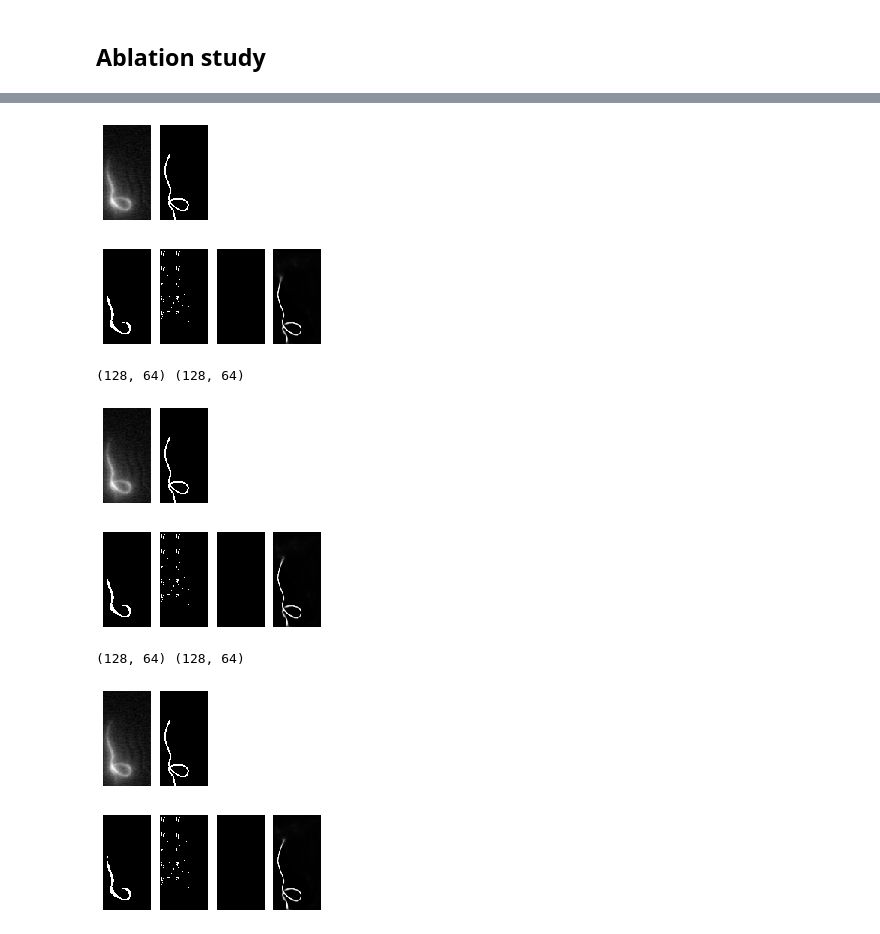
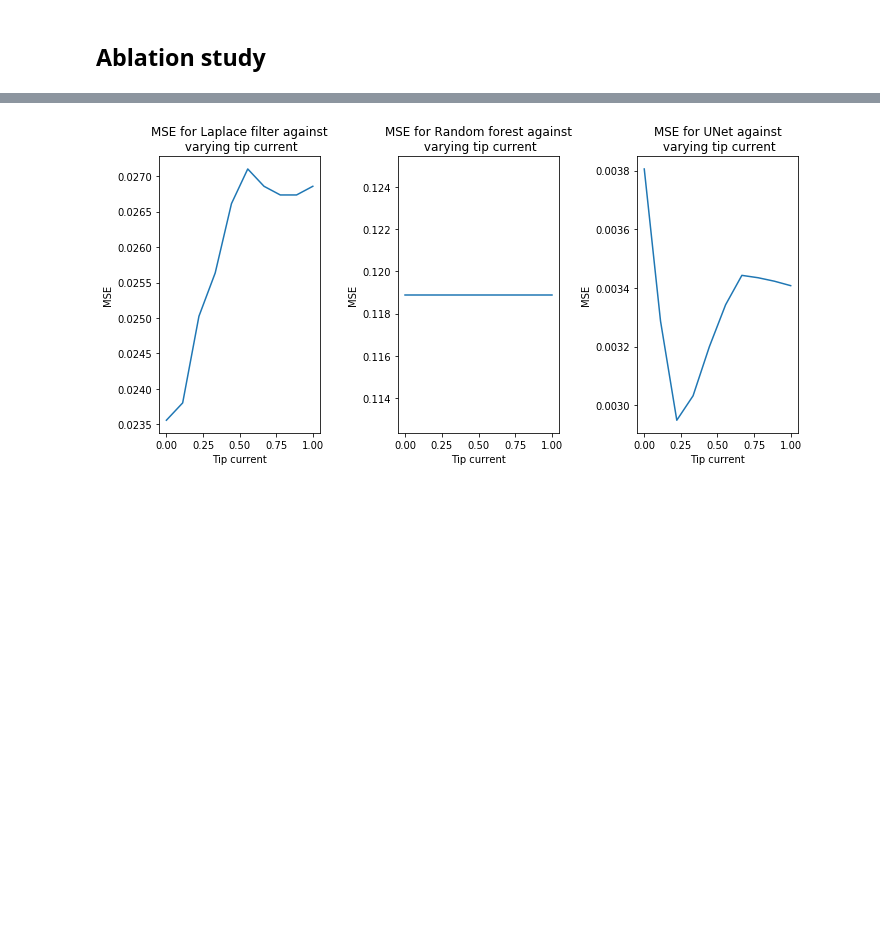
Before and after one commit to RobbieHolland/AIWire, a Jupyter notebook: segmentation/classical_segmentation.ipynb, the cells around one changed output, grey strips where cells are left out. Cells and saved outputs as stored; diff of their text form; code cells hidden in the pictures; blank space fills up the shorter version.

Commit message:
[RH] Plotted effect of parameter on segmentation. Method is parameterised by varying simulation parameter and metric.

```diff
--- a/segmentation/classical_segmentation.ipynb
+++ b/segmentation/classical_segmentation.ipynb
@@ -103,7 +103,7 @@ n_components = 2
 # model=GaussianMixture(n_components=n_components, means_init=[[0], [0.6]])
 # model.fit(X, y)
 
-def laplace_segmentation(image, threshold = 0.52):
+def laplace_segmentation(image, threshold = 0.6):
     lp = -cv2.Laplacian(image, cv2.CV_64F, ksize=15)
     lp = lp - np.min(lp)
     lp = lp / np.max(lp)
@@ -223,7 +224,7 @@ def segmentation_methods(simulated):
     return laplace_seg, rf_seg, seg_net, unet_seg
 
 def MSE(segmentation, ground_truth_segmentation):
-    return np.square(segmentation - ground_truth_segmentation).mean()
+    return np.square(segmentation - ground_truth_segmentation).reshape(segmentation.shape[0], -1).mean(axis = 1)
 
 def evaluation_centerline(centerline, ground_truth_centerline):
     pass
@@ -233,15 +234,15 @@ def evaluate_method(method, metric, n = None):
     for i, (simulated, ground_truth) in tqdm(enumerate(dataloaders['val'])):
         if n is not None and i >= n:
             break
-        segmented = method(simulated.squeeze(1))
+        segmented = method(simulated.float().squeeze(1).detach().numpy())
         metrics.append(metric(segmented, ground_truth.numpy()))
     return np.array(metrics).mean()
 # %%
-methods = {'Laplace filter': lambda x: np.array([laplace_segmentation(x_i.numpy()) for x_i in x]),
-           'Random forest': lambda x: np.array([rf_segmentation(x_i.numpy()) for x_i in x]),
-           'UNet': lambda x: model(x.unsqueeze(1).float()).detach()}
+methods = {'Laplace filter': lambda x: np.array([laplace_segmentation(x_i) for x_i in x]),
+           'Random forest': lambda x: np.array([rf_segmentation(x_i) for x_i in x]),
+           'UNet': lambda x: model(torch.Tensor(x).unsqueeze(1)).detach()}
 
 for name, method in methods.items():
-    score = evaluate_method(method, MSE, n = 20)
+    score = evaluate_method(method, MSE, n = 20).mean()
     print(f'{name} had MSE of {score}')
 # %% [output]
@@ -256,24 +257,51 @@ n_values = 10
 im_size = eng.cell2mat([128.0, 64.0])
 loop_prob = 0.75
 eng.addpath('util/')
-pts, _ = eng.gen_spline_realistic(im_size, 100.0, 0.75, nargout = 2)
 
-blur = [1.3] * n_values
-undersampling = [1.3] * n_values
-undersampling_spread = [10.0] * n_values
-# tip_current = [0.2] * n_values
-tip_current = np.linspace(0, 1, num=n_values).tolist()
+def evaluate_ablation(methods, metric, parameters, rng=1235):
+    eng.rng(rng)
+    pts, _ = eng.gen_spline_realistic(im_size, 100.0, 0.75, nargout = 2)
 
-sim_start = time.time()
-for b, u, us, tc in zip(blur, undersampling, undersampling_spread, tip_current):
-    eng.rng(1235)
-    ground_truth, simulated = np.array(eng.simulate(pts, im_size, b, 2.0, u, us, tc, 0, 0, nargout=2))
+    blur = [1.3] * n_values
+    undersampling = [1.3] * n_values
+    undersampling_spread = [10.0] * n_values
+    # tip_current = [0.2] * n_values
+    tip_current = np.linspace(0, 1, num=n_values).tolist()
+    variants = [v for v in parameters.keys() if len(np.unique(parameters[v])) > 1]
+    if len(variants) != 1:
+        print(f'Warning, varying {len(variants)} parameter(s)')
+    variant = variants[0]
+    print(f'Varying {variant}')
 
-    show_images([simulated, ground_truth])
+    sim_start = time.time()
+    simulated_images, ground_truths = [], []
+    for b, u, us, tc in np.array(list(parameters.values())).T.tolist():
+        eng.rng(rng)
+        ground_truth, simulated = np.array(eng.simulate(pts, im_size, b, 1.0, u, us, tc, 0, 0, nargout=2))
+        simulated_images.append(simulated)
+        ground_truths.append(ground_truth)
 
-    laplace_seg, rf_seg, seg_net, unet_seg = segmentation_methods(simulated)
-    show_images([laplace_seg, rf_seg, seg_net, unet_seg])
+    simulated_images, ground_truths = np.array(simulated_images), np.array(ground_truths)
+    # scores = {}
+    for name, method in methods.items():
+        segmented = method(simulated_images)
+        scores[name] = metric(segmented, ground_truths)
 
-# Most of the time is to set up the connection
-print('Evaluation took', time.time() - sim_start, 'seconds')
+    fig = plt.figure(figsize=[10, 5])
+    for i, method in enumerate(methods.keys()):
+        plt.subplot(1,len(methods),i+1)
+        plt.plot(parameters[variant], scores[method], label = method)
+        plt.title(f'{metric.__name__} for {method} against\n varying tip current')
+        plt.xlabel(variant)
+        plt.ylabel(metric.__name__)
+    plt.tight_layout()
+    # Most of the time is to set up the connection
+    print('Evaluation took', time.time() - sim_start, 'seconds')
+
+parameters = {}
+parameters['Blur'] = [1.3] * n_values
+parameters['Undersampling'] = [1.3] * n_values
+parameters['Undersampling spread'] = [10.0] * n_values
+parameters['Tip current'] = np.linspace(0, 1, num=n_values).tolist()
+evaluate_ablation(methods, MSE, parameters, rng = 100)
 # %% [output]
@@ -280,8 +310 @@ print('Evaluation took', time.time() - sim_start, 'seconds')
-[figure, old version]
+[figure, new version]
-[figure, removed]
-(128, 64) (128, 64)
-[figure, removed]
-[figure, removed]
-(128, 64) (128, 64)
-[figure, removed]
-[figure, removed]
```
Also changed, not shown: parts of 9 cells of this notebook.
